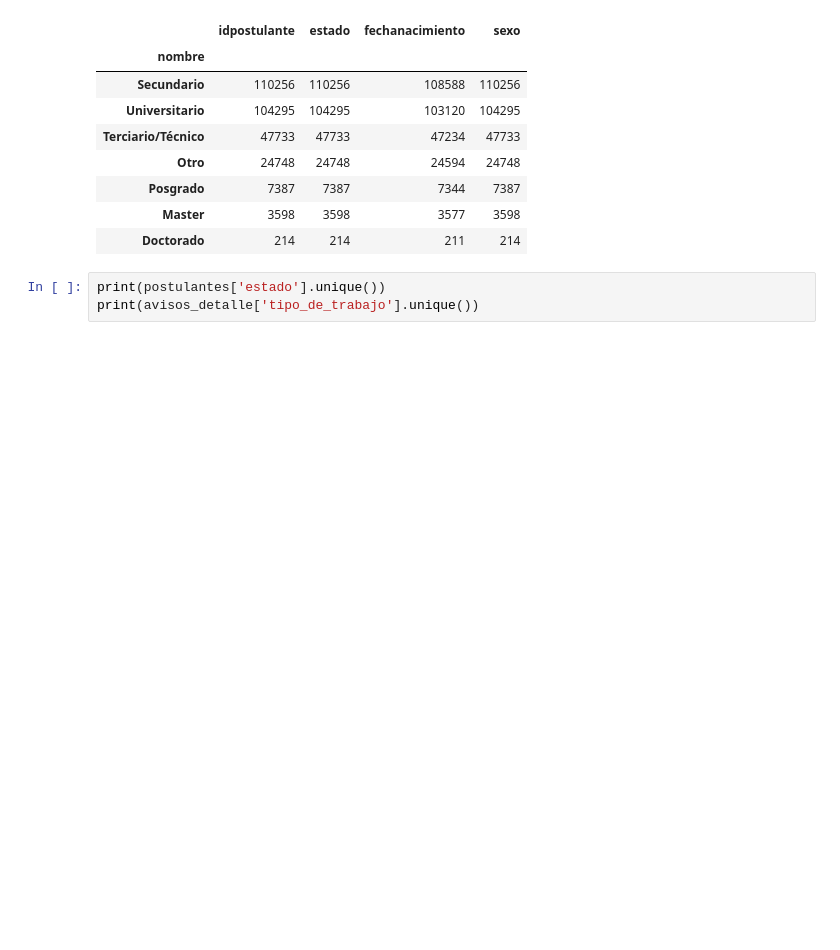
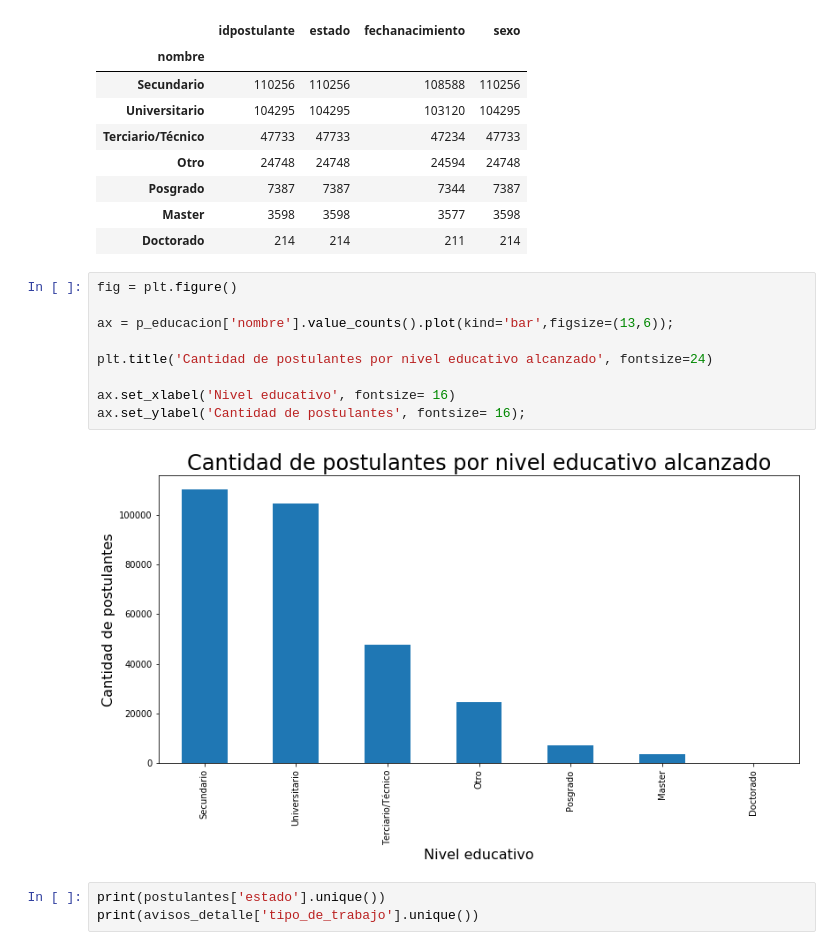
Before and after one commit to BrigliaAn/TP1-AnalisisExploratorio-ZonaJobs, a Jupyter notebook: AnalisisExploratorioTP1.ipynb, the cells around one changed output. Cells and saved outputs as stored; diff of their text form; blank space fills up the shorter version.

```diff
--- a/AnalisisExploratorioTP1.ipynb
+++ b/AnalisisExploratorioTP1.ipynb
@@ -161,6 +161,17 @@ postulantes.groupby('nombre').agg('count').sort_values('idpostulante',ascending=
 | Posgrado | 7387 | 7387 | 7344 | 7387 |
 | Master | 3598 | 3598 | 3577 | 3598 |
 | Doctorado | 214 | 214 | 211 | 214 |
+# %%
+fig = plt.figure()
+
+ax = p_educacion['nombre'].value_counts().plot(kind='bar',figsize=(13,6));
+
+plt.title('Cantidad de postulantes por nivel educativo alcanzado', fontsize=24)
+
+ax.set_xlabel('Nivel educativo', fontsize= 16)
+ax.set_ylabel('Cantidad de postulantes', fontsize= 16);
+# %% [output]
+[figure, added]
 # %%
 print(postulantes['estado'].unique())
 print(avisos_detalle['tipo_de_trabajo'].unique())
```
Also changed, not shown: parts of 6 cells of this notebook.
